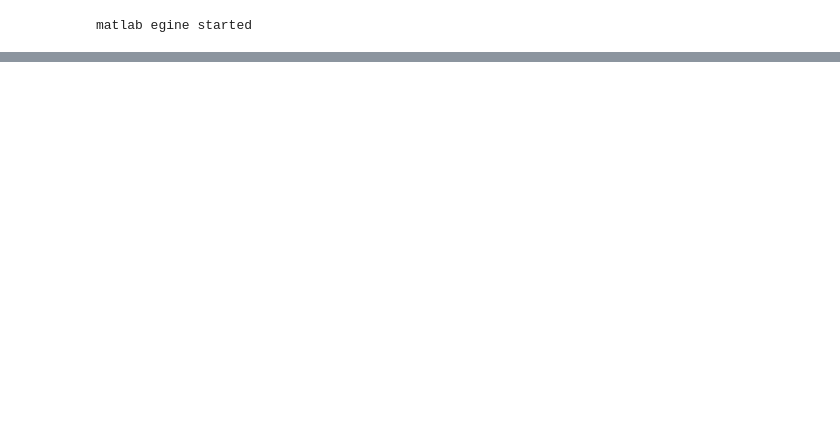
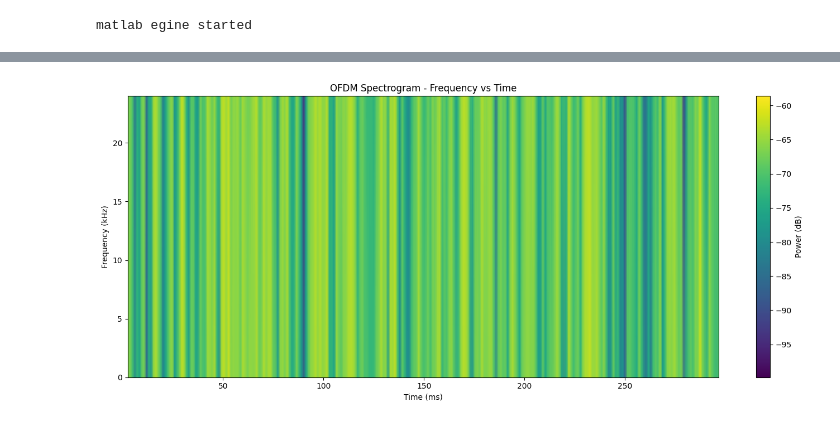
Before and after one commit to smadan755/FH11_RFML, a Jupyter notebook: gui/waveform_functions/waveforms_test.ipynb, the cells around one changed output, grey strips where cells are left out. Drawn from its saved outputs; the diff is of its cells as text; code cells hidden in the pictures; blank space fills up the shorter version.

```diff
--- a/gui/waveform_functions/waveforms_test.ipynb
+++ b/gui/waveform_functions/waveforms_test.ipynb
@@ -112,0 +97,16 @@ plt.axis('equal')
+# %%
+# Spectrogram of OFDM signal
+f_spec, t_spec, Sxx = signal.spectrogram(ofdm_signal, fs=fs,
+                                         nperseg=256, noverlap=200, nfft=1024)
+
+plt.figure(figsize=(14,6))
+plt.pcolormesh(t_spec*1e3, f_spec/1e3, 10*np.log10(Sxx + 1e-10),
+               shading='gouraud', cmap='viridis')
+plt.colorbar(label='Power (dB)')
+plt.ylabel('Frequency (kHz)')
+plt.xlabel('Time (ms)')
+plt.title('OFDM Spectrogram - Frequency vs Time')
+plt.ylim([0, fs/2/1e3])
+plt.tight_layout()
+# %% [output]
+[figure, added]
```
Also changed, not shown: parts of 10 cells of this notebook.
